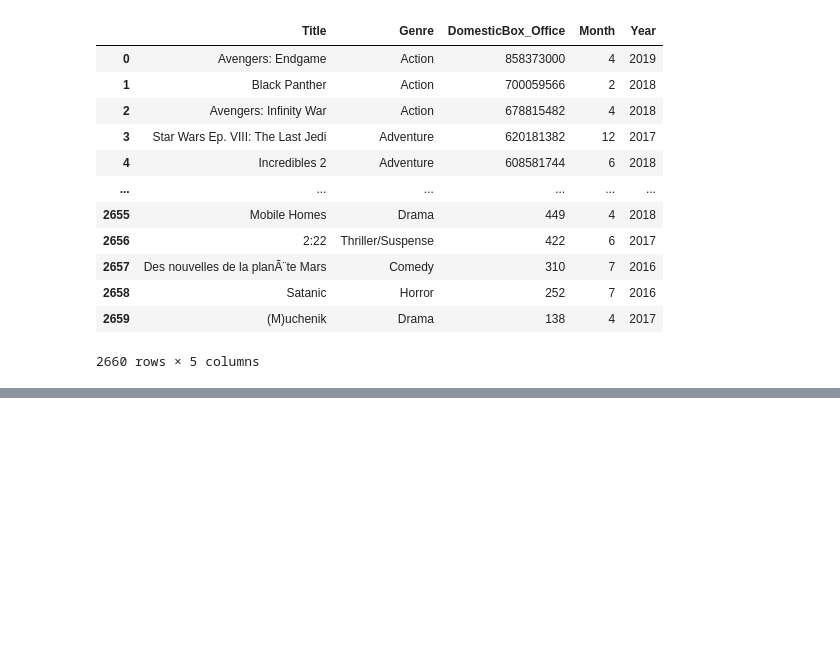
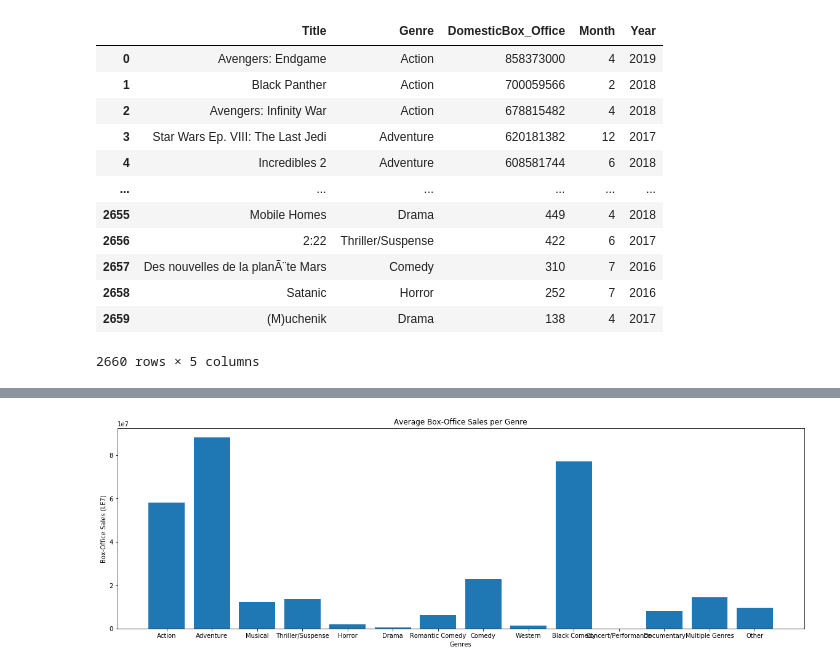
Before and after one commit to Deric-Williamson/Movie-Analysis_Microsoft, a Jupyter notebook: Deric-wip.ipynb, the cells around one changed output, grey strips where cells are left out. Drawn from its saved outputs; the diff is of its cells as text; code cells hidden in the pictures; blank space fills up the shorter version.

```diff
--- a/Deric-wip.ipynb
+++ b/Deric-wip.ipynb
@@ -99,0 +191,15 @@ df
+# %%
+x = df['Genre'].unique()
+data = df.groupby('Genre')['DomesticBox_Office'].mean()
+fig = plt.figure(figsize=(20,6))
+
+plt.title("Average Box-Office Sales per Genre")
+plt.xlabel("Genres")
+plt.ylabel("Box-Office Sales (LE7)")
+
+
+plt.bar(x,data);
+
+plt.show()
+# %% [output]
+[figure, added]
```
Also changed, not shown: parts of 21 cells of this notebook.
